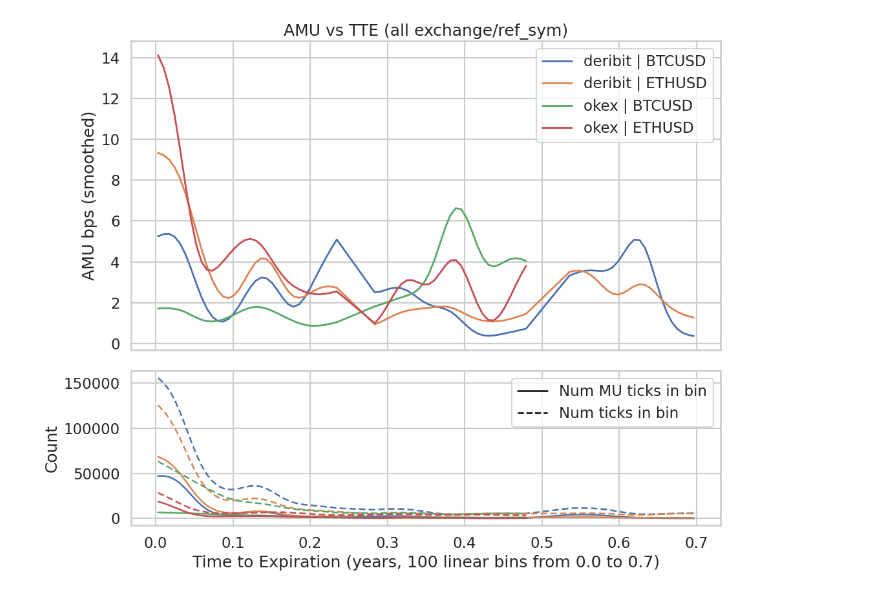
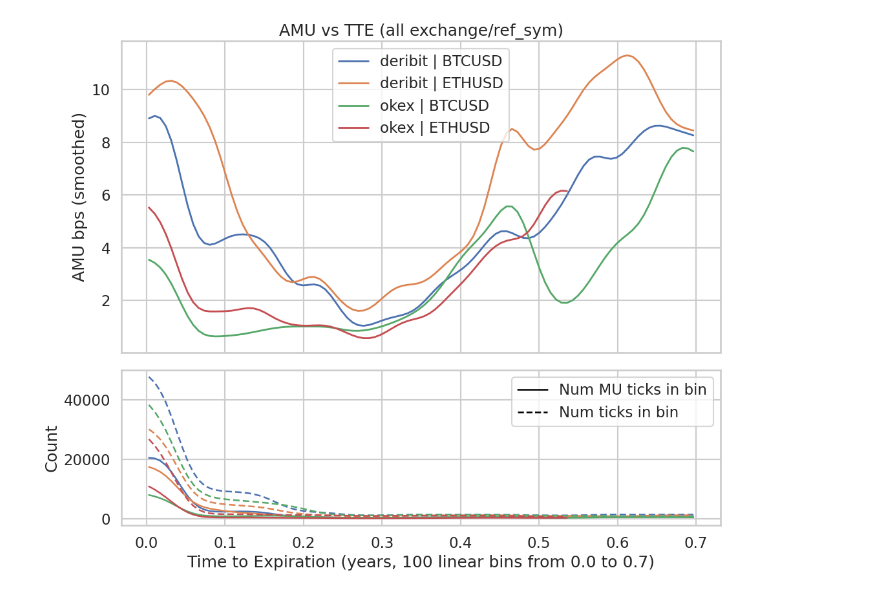
Before and after one commit to balazs14/TardisProject-publications, a Jupyter notebook: AMU/multi_exchange_plots.ipynb, the cells around one changed output. Drawn from its saved outputs; the diff is of its cells as text; code cells hidden in the pictures.

```diff
--- a/AMU/multi_exchange_plots.ipynb
+++ b/AMU/multi_exchange_plots.ipynb
@@ -200,8 +364,7 @@ def mark_up_pcpb_polars(df):
 
 pcpb = None
 if execute and pcpb_polars is not None:
-    pcpb = mark_up_pcpb_polars(pcpb_polars).to_pandas()
-    pcpb = pcpb.loc[pcpb.ts > '2025-01-01']
+    pcpb = filter_pcpb_pandas(mark_up_pcpb_polars(filter_pcpb_polars(pcpb_polars)).to_pandas())
 # %%
 # calculate amu bps dataframe
 def calculate_amu_bps(pcpb, max_bp_cutoff=100):
@@ -563,32 +754,33 @@ def plot_amu_bps_by_rel_strike(
     max_bp_cutoff=100,
     rel_strike_from=0.3,
     rel_strike_to=3.0,
-    filename=str(PUBLICATION_DIR / "multi_exchange_amu_bps_by_rel_strike.png"),
+    filename=str(PUBLICATION_DIR / "multi_exchange_amu_bps_by_rel_strike.pdf"),
     title="AMU bps vs Relative Strike",
 ):
     bin_size = 0.01  # 1% bins
 
+    pcpb_plot = filter_pcpb_pandas(pcpb)
     pcpb_plot = (
-        pcpb.dropna(subset=["exchange", "ref_sym", "rel_strike"])
-.assign(
+        pcpb_plot.dropna(subset=["exchange", "ref_sym", "rel_strike"])
+        .assign(
             rel_strike=lambda d: pd.to_numeric(d["rel_strike"], errors="coerce"),
             market=lambda d: d["exchange"].astype(str) + " | " + d["ref_sym"].astype(str),
         )
         .dropna(subset=["rel_strike"])
-.loc[lambda d: d["rel_strike"].between(rel_strike_from, rel_strike_to)]
-.assign(rel_strike_bin=lambda d: (d["rel_strike"] / bin_size).round() * bin_size)
+        .loc[lambda d: d["rel_strike"].between(rel_strike_from, rel_strike_to)]
+        .assign(rel_strike_bin=lambda d: (d["rel_strike"] / bin_size).round() * bin_size)
     )
 
     curve_df = (
         pcpb_plot.groupby(["market", "rel_strike_bin"], sort=True)
-.apply(
+        .apply(
             lambda g: pd.Series(
                 calculate_amu_bps(g, max_bp_cutoff=max_bp_cutoff),
                 index=["amu_bps", "num_amu", "num_pairs"],
             )
         )
-.reset_index()
-.sort_values(["market", "rel_strike_bin"])
+        .reset_index()
+        .sort_values(["market", "rel_strike_bin"])
     )
 
     # Kernel-smooth AMU curve per market with Gaussian bandwidth 0.02.
@@ -682,14 +874,10 @@ def plot_amu_bps_by_rel_strike(
 
 amu_by_rel_strike = rel_counts = rel_fig = rel_axes = None
 if execute and pcpb is not None:
-    pcpb_plot = (
-        pcpb.loc[(pcpb["rel_strike"] >= REL_STRIKE_MIN) & (pcpb["rel_strike"] <= REL_STRIKE_MAX)]
-        if "rel_strike" in pcpb.columns
-        else pcpb
-    )
+    pcpb_plot = filter_pcpb_pandas(pcpb)
     amu_by_rel_strike, rel_counts, rel_fig, rel_axes = plot_amu_bps_by_rel_strike(
         pcpb_plot,
-        filename=str(PUBLICATION_DIR / "multi_exchange_amu_bps_by_rel_strike.png"),
+        filename=str(PUBLICATION_DIR / "multi_exchange_amu_bps_by_rel_strike.pdf"),
         title="AMU vs Relative Strike (all exchange/ref_sym)",
     )
     plt.show()
@@ -724,12 +912,13 @@ def plot_amu_bps_by_tte(
     tte_from=0.0,
     tte_to=0.7,
     n_bins=100,
-    filename=str(PUBLICATION_DIR / "multi_exchange_amu_bps_by_tte.png"),
+    filename=str(PUBLICATION_DIR / "multi_exchange_amu_bps_by_tte.pdf"),
     title="AMU bps vs TTE",
 ):
     use_cols = ["exchange", "ref_sym", "tte", "fwd_call", "bck_call", "bck_put", "fwd_put"]
+    filtered = filter_pcpb_pandas(pcpb)
     tmp = (
-        pcpb[use_cols]
+        filtered[use_cols]
         .assign(
             tte=lambda d: pd.to_numeric(d["tte"], errors="coerce"),
             market=lambda d: d["exchange"].astype(str) + " | " + d["ref_sym"].astype(str),
@@ -860,37 +1049,33 @@ def plot_amu_bps_by_tte(
         },
         legend=False,
         ax=ax_bottom,
     )
     ax_bottom.set_xlabel("Time to Expiration (years, 100 linear bins from 0.0 to 0.7)")
     ax_bottom.set_ylabel("Count")
 
     # Metric-only legend (style), omit market color mapping in lower subplot legend.
     from matplotlib.lines import Line2D
 
     metric_handles = [
         Line2D([0], [0], color="black", linestyle="-", linewidth=1.8, label="Num MU ticks in bin"),
         Line2D([0], [0], color="black", linestyle="--", linewidth=1.8, label="Num ticks in bin"),
     ]
     ax_bottom.legend(handles=metric_handles, title="")
 
     fig.tight_layout()
     fig.savefig(filename, dpi=220, bbox_inches="tight")
 
     return curve_df, counts_df, fig, (ax_top, ax_bottom)
 
 
 amu_by_tte = tte_counts = tte_fig = tte_axes = None
 if execute and pcpb is not None:
-    pcpb_plot = (
-        pcpb.loc[(pcpb["rel_strike"] >= REL_STRIKE_MIN) & (pcpb["rel_strike"] <= REL_STRIKE_MAX)]
-        if "rel_strike" in pcpb.columns
-        else pcpb
-    )
+    pcpb_plot = filter_pcpb_pandas(pcpb)
     amu_by_tte, tte_counts, tte_fig, tte_axes = plot_amu_bps_by_tte(
         pcpb_plot,
-        filename=str(PUBLICATION_DIR / "multi_exchange_amu_bps_by_tte.png"),
+        filename=str(PUBLICATION_DIR / "multi_exchange_amu_bps_by_tte.pdf"),
         title="AMU vs TTE (all exchange/ref_sym)",
     )
     plt.show()
 # %% [output]
-[figure, old version]
+[figure, new version]
```
Also changed, not shown: parts of 11 cells of this notebook, 28 other files.
